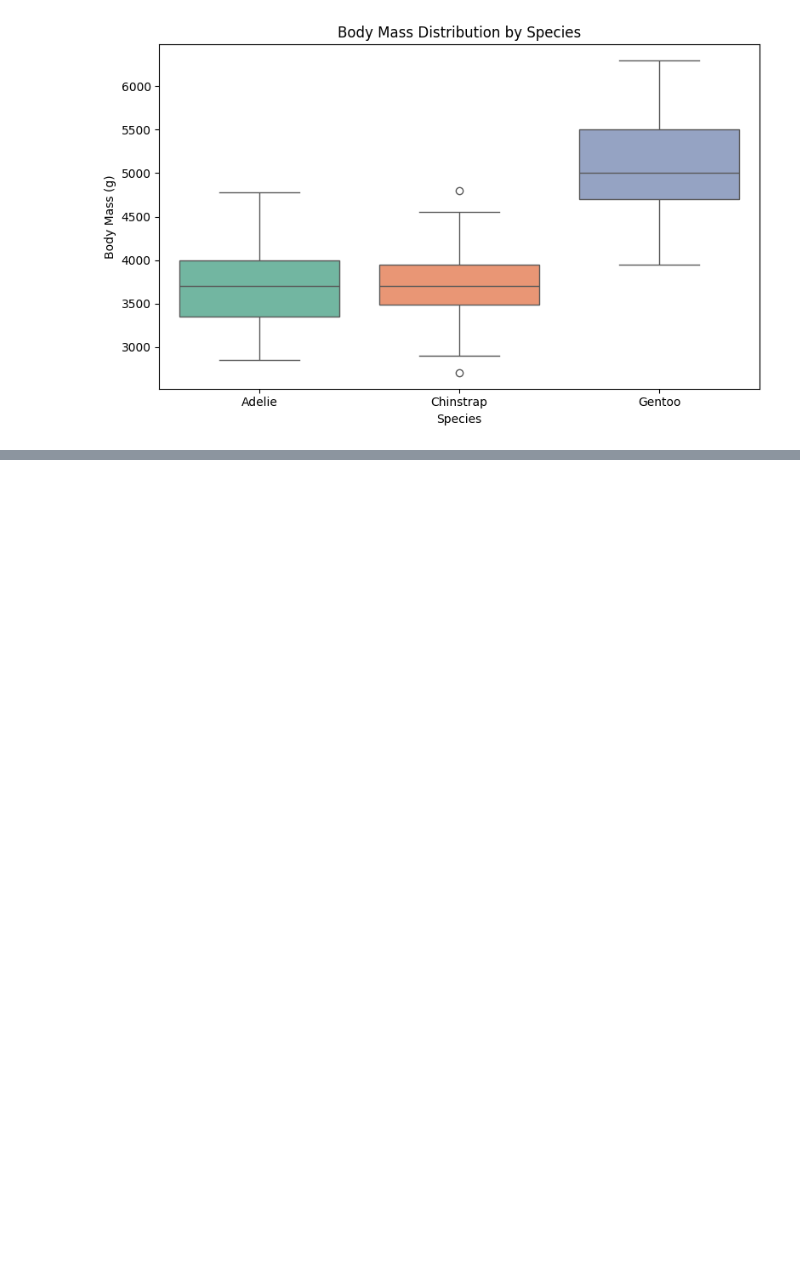
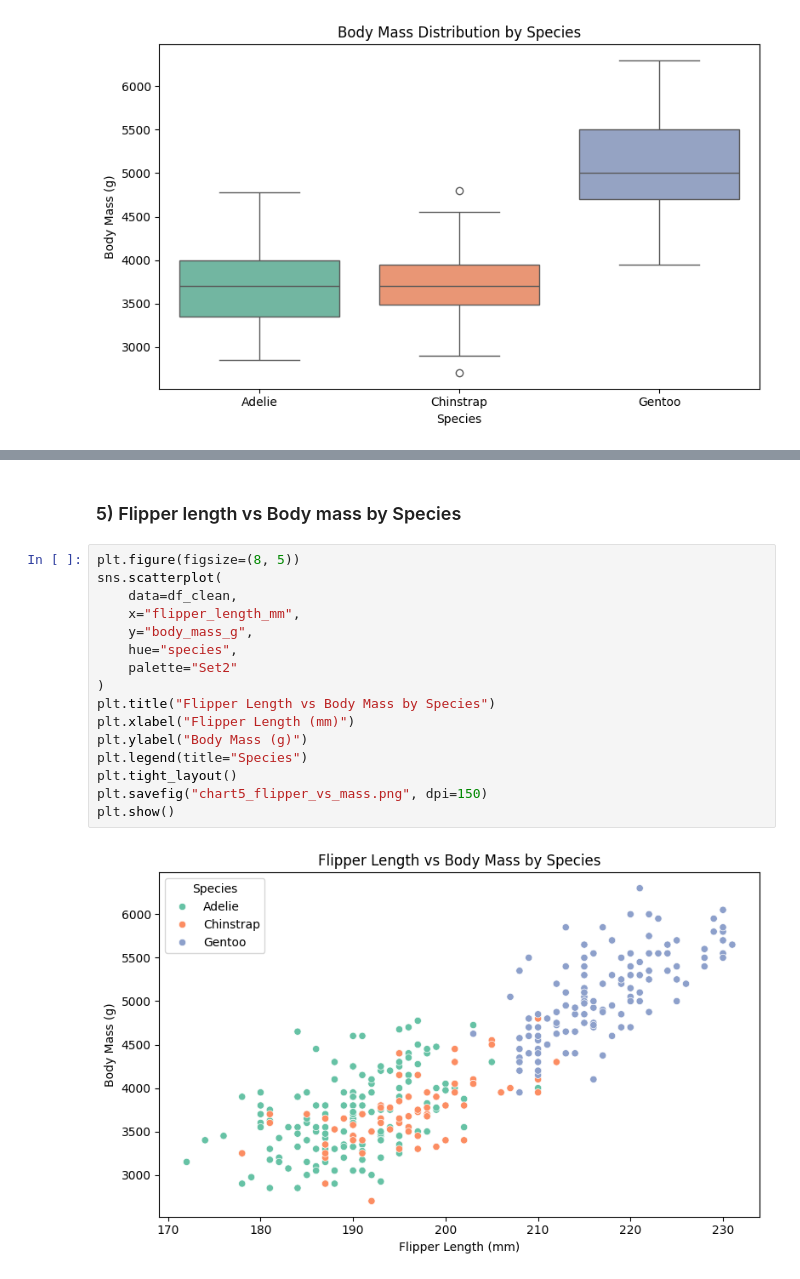
Before and after one commit to PerryRichardson/EDA_penguins, a Jupyter notebook: penguins_eda.ipynb, the cells around one changed output, grey strips where cells are left out. Saved outputs shown, nothing was run; the diff lists cells and outputs as text; blank space fills up the shorter version.

```diff
--- a/penguins_eda.ipynb
+++ b/penguins_eda.ipynb
@@ -181,0 +202,20 @@ plt.show()
+# %% [markdown]
+### 5) Flipper length vs Body mass by Species
+# %%
+plt.figure(figsize=(8, 5))
+sns.scatterplot(
+    data=df_clean,
+    x="flipper_length_mm",
+    y="body_mass_g",
+    hue="species",
+    palette="Set2"
+)
+plt.title("Flipper Length vs Body Mass by Species")
+plt.xlabel("Flipper Length (mm)")
+plt.ylabel("Body Mass (g)")
+plt.legend(title="Species")
+plt.tight_layout()
+plt.savefig("chart5_flipper_vs_mass.png", dpi=150)
+plt.show()
+# %% [output]
+[figure, added]
```
Also changed, not shown: parts of 2 cells of this notebook.
